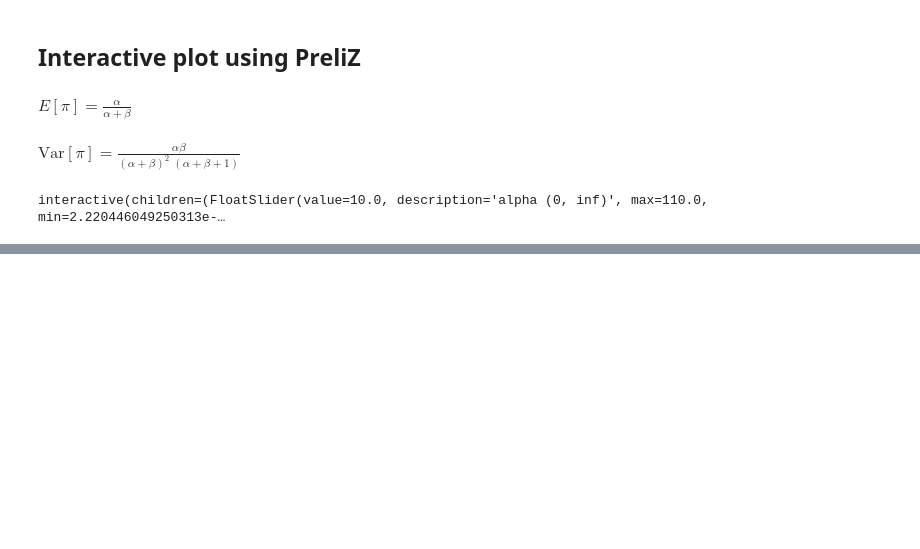
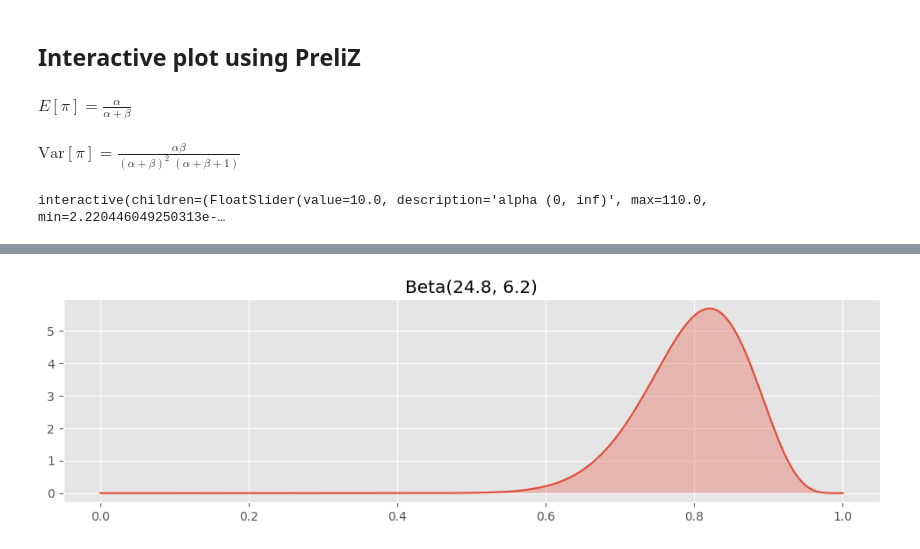
Before and after one commit to dave1b/TSM_BayMachLe, a Jupyter notebook: 02_week/week2_beta_distribution.ipynb, the cells around one changed output, grey strips where cells are left out. Drawn from its saved outputs; the diff is of its cells as text; code cells hidden in the pictures; blank space fills up the shorter version.

```diff
--- a/02_week/week2_beta_distribution.ipynb
+++ b/02_week/week2_beta_distribution.ipynb
@@ -67,0 +91,5 @@ interactive(children=(FloatSlider(value=10.0, description='alpha (0, inf)', max=
+# %%
+# Exercise 1
+plot_beta(24.8,6.2)
+# %% [output]
+[figure, added]
```
Also changed, not shown: parts of 7 cells of this notebook.
